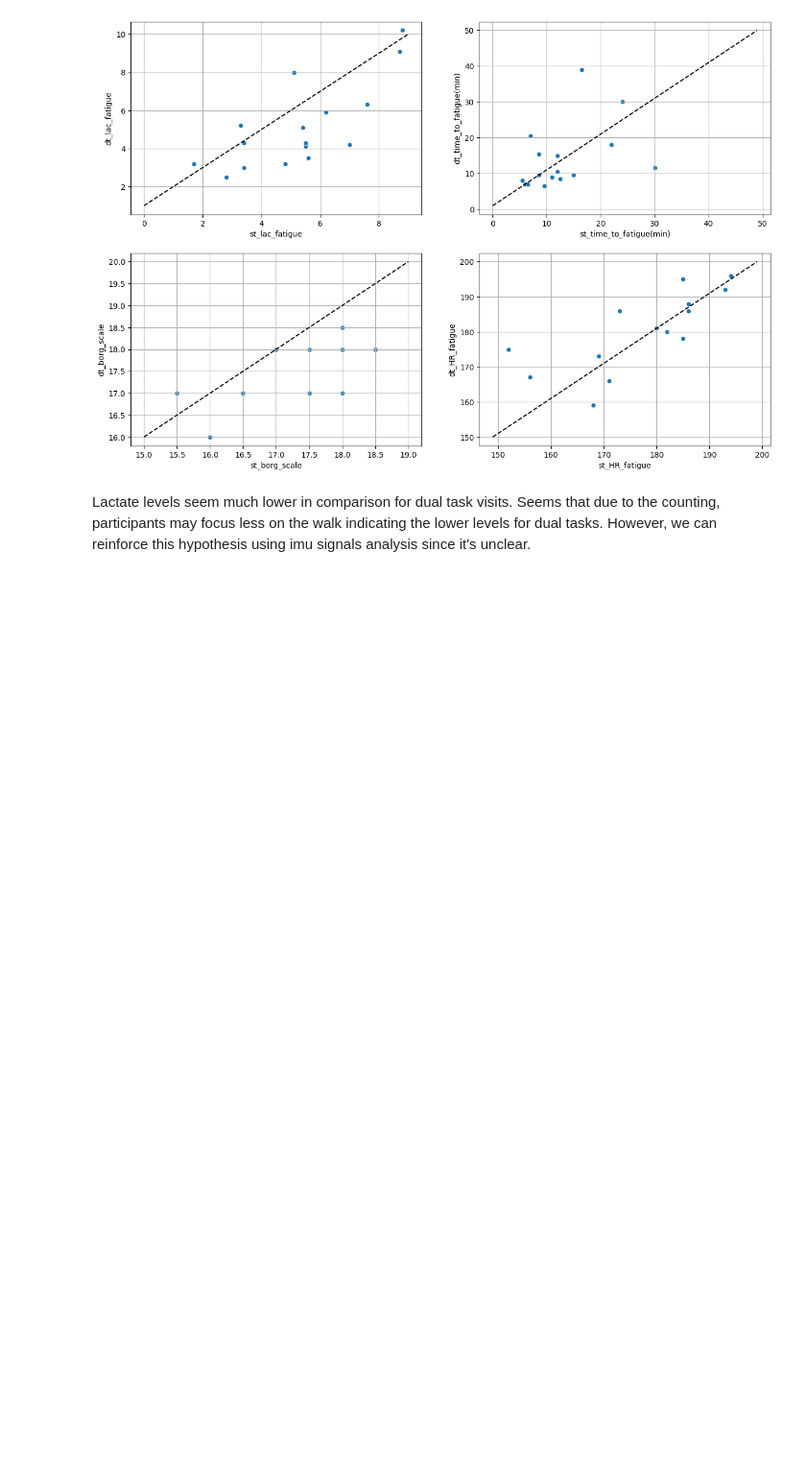
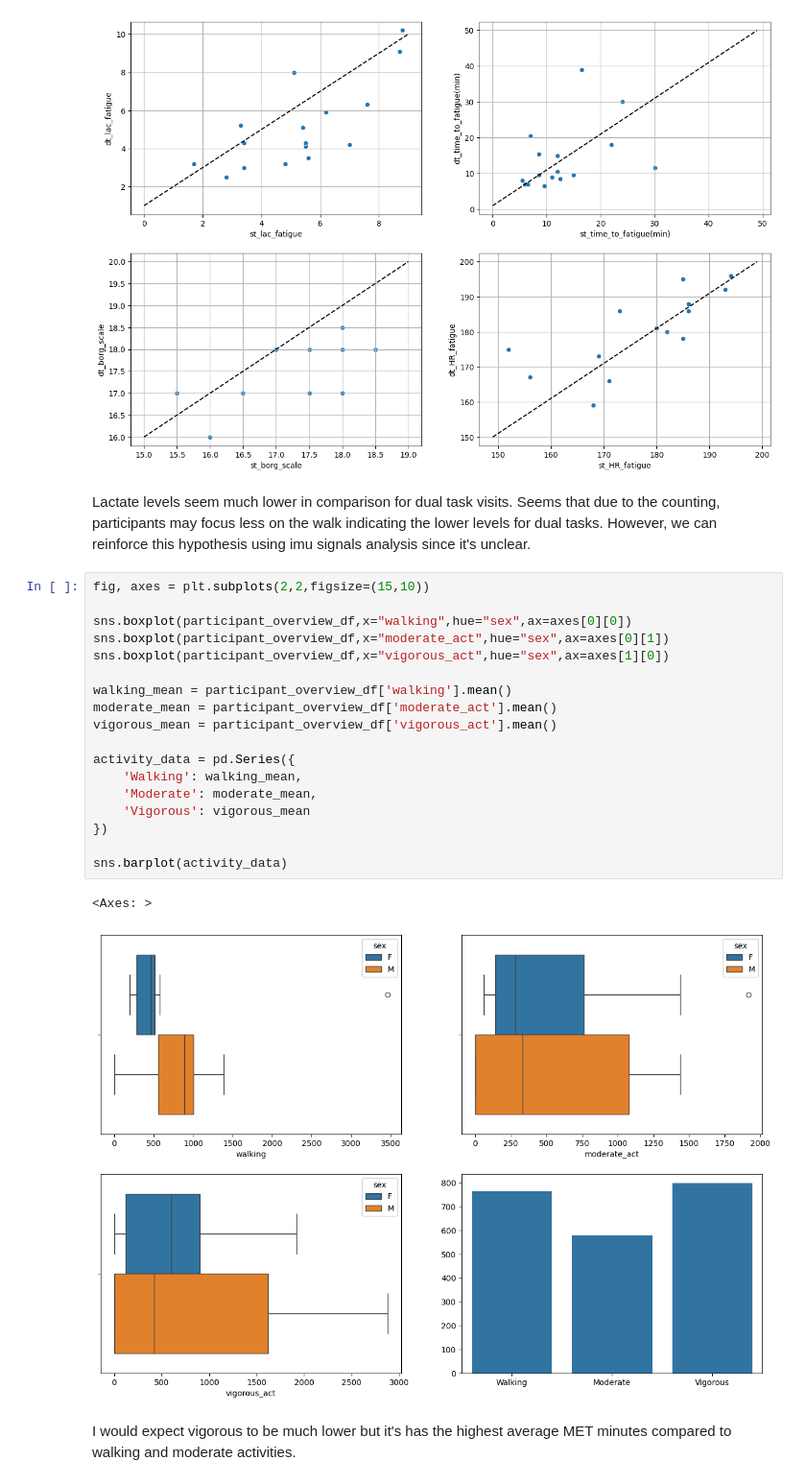
Before and after one commit to abhi-neelam/Fatigue-Detection, a Jupyter notebook: notebooks/participant_overview_eda.ipynb, the cells around one changed output. Shown at 96% size. Drawn from its saved outputs; the diff is of its cells as text; blank space fills up the shorter version.

```diff
--- a/notebooks/participant_overview_eda.ipynb
+++ b/notebooks/participant_overview_eda.ipynb
@@ -172,3 +180,26 @@ axes[1][1].grid(True)
 [figure]
 # %% [markdown]
 Lactate levels seem much lower in comparison for dual task visits. Seems that due to the counting, participants may focus less on the walk indicating the lower levels for dual tasks. However, we can reinforce this hypothesis using imu signals analysis since it's unclear.
+# %%
+fig, axes = plt.subplots(2,2,figsize=(15,10))
+
+sns.boxplot(participant_overview_df,x="walking",hue="sex",ax=axes[0][0])
+sns.boxplot(participant_overview_df,x="moderate_act",hue="sex",ax=axes[0][1])
+sns.boxplot(participant_overview_df,x="vigorous_act",hue="sex",ax=axes[1][0])
+
+walking_mean = participant_overview_df['walking'].mean()
+moderate_mean = participant_overview_df['moderate_act'].mean()
+vigorous_mean = participant_overview_df['vigorous_act'].mean()
+
+activity_data = pd.Series({
+    'Walking': walking_mean,
+    'Moderate': moderate_mean,
+    'Vigorous': vigorous_mean
+})
+
+sns.barplot(activity_data)
+# %% [output]
+<Axes: >
+[figure, added]
+# %% [markdown]
+I would expect vigorous to be much lower but it's has the highest average MET minutes compared to walking and moderate activities.
```
Also changed, not shown: parts of 4 cells of this notebook, 2 other files.
